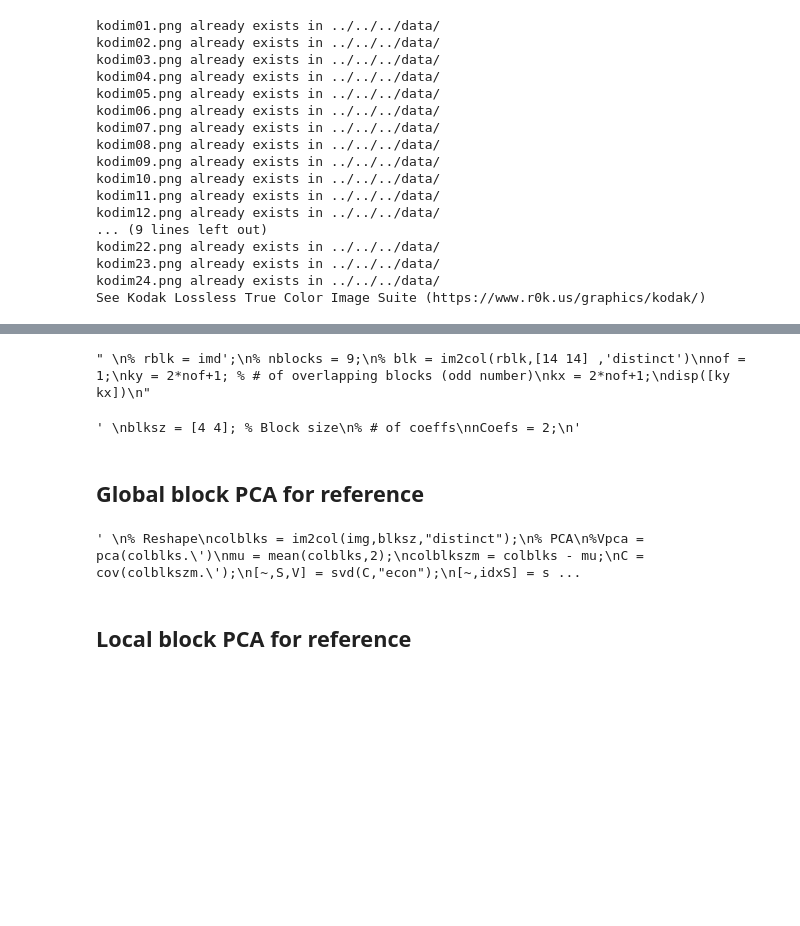
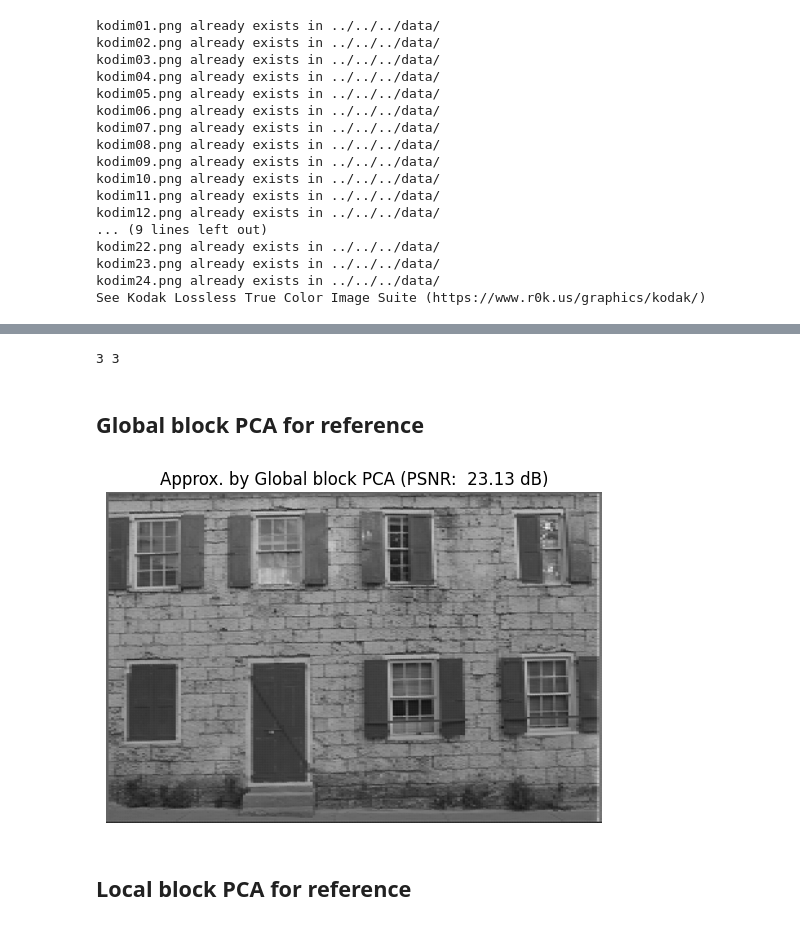
Before and after one commit to msiplab/TanSacNet, a Jupyter notebook: code/examples/lsun/main_lsun.ipynb, the cells around one changed output, grey strips where cells are left out. Cells and saved outputs as stored; diff of their text form; code cells hidden in the pictures; blank space fills up the shorter version.

Commit message:
Implemented GBPCA

```diff
--- a/code/examples/lsun/main_lsun.ipynb
+++ b/code/examples/lsun/main_lsun.ipynb
@@ -57,43 +73,51 @@ img = rgb_to_grayscale(read_image(imgfile)).float() / 255.0
 # %%
-"""
-% rblk = imd';
-% nblocks = 9;
-% blk = im2col(rblk,[14 14] ,'distinct')
-nof = 1;
-ky = 2*nof+1; % # of overlapping blocks (odd number)
-kx = 2*nof+1;
-disp([ky kx])
-"""
+nof = 1
+ky = 2*nof+1 # # of overlapping blocks (odd number)
+kx = 2*nof+1
+print(ky, kx)
 # %% [output]
-" \n% rblk = imd';\n% nblocks = 9;\n% blk = im2col(rblk,[14 14] ,'distinct')\nnof = 1;\nky = 2*nof+1; % # of overlapping blocks (odd number)\nkx = 2*nof+1;\ndisp([ky kx])\n"
+3 3
 # %%
-"""
-blksz = [4 4]; % Block size
-% # of coeffs
-nCoefs = 2;
-"""
+blksz = [4, 4] # Block size
+# # of coeffs
+nCoefs = 2
-# %% [output]
-' \nblksz = [4 4]; % Block size\n% # of coeffs\nnCoefs = 2;\n'
 # %% [markdown]
 ## Global block PCA for reference
-# %%
-"""
-% Reshape
-colblks = im2col(img,blksz,"distinct");
-% PCA
-%Vpca = pca(colblks.')
-mu = mean(colblks,2);
-colblkszm = colblks - mu;
-C = cov(colblkszm.');
-[~,S,V] = svd(C,"econ");
-[~,idxS] = sort(diag(S),"descend");
-V = V(:,idxS(1:nCoefs));
-%norm(Vpca - Vsvd,'fro')
-% Approxiamtion
-gbpcaimg = col2im(V*V.'*(colblks-mu)+mu,blksz,size(img),"distinct");
-"""
-# %% [output]
-' \n% Reshape\ncolblks = im2col(img,blksz,"distinct");\n% PCA\n%Vpca = pca(colblks.\')\nmu = mean(colblks,2);\ncolblkszm = colblks - mu;\nC = cov(colblkszm.\');\n[~,S,V] = svd(C,"econ");\n[~,idxS] = s ...
+# %%
+from torch.nn.functional import fold, unfold
+
+# Reshape
+if isMatlabComatible:
+    colblks = unfold(img.permute(0,2,1), kernel_size=blksz, stride=blksz)
+else:
+    colblks = unfold(img, kernel_size=blksz, stride=blksz)
+# PCA
+mu = colblks.mean(dim=1).unsqueeze(1)
+colblkszm = colblks - mu
+C = colblkszm @ colblkszm.T / (colblkszm.shape[1]-1)
+# SVD
+
+U, S, V = C.svd()
+idxS = S.argsort(descending=True)
+V = V[:,idxS[:nCoefs]]
+# Approxiamtion
+if isMatlabComatible:
+    gpcaimg = fold(V @ V.T @ (colblks-mu) + mu, output_size=(img.shape[2],img.shape[1]),kernel_size=blksz, stride=blksz)
+    gpcaimg = gpcaimg.permute(0,2,1)
+else:
+    gpcaimg = fold(V @ V.T @ (colblks-mu) + mu, output_size=img.shape[1:],kernel_size=blksz, stride=blksz)
+
+# Calculate PSNR
+mse = torch.mean((img - gpcaimg)**2)
+psnr = - 20.0 * math.log10(math.sqrt(mse.item()))
+
+# Display
+plt.imshow(gpcaimg.squeeze(), cmap='gray')
+plt.title(f'Approx. by Global block PCA (PSNR: {psnr:6.2f} dB)')
+plt.axis('off')
+plt.show()
+# %% [output]
+[figure, added]
 # %% [markdown]
 ## Local block PCA for reference
 # %%
```
Also changed, not shown: parts of 2 cells of this notebook.
